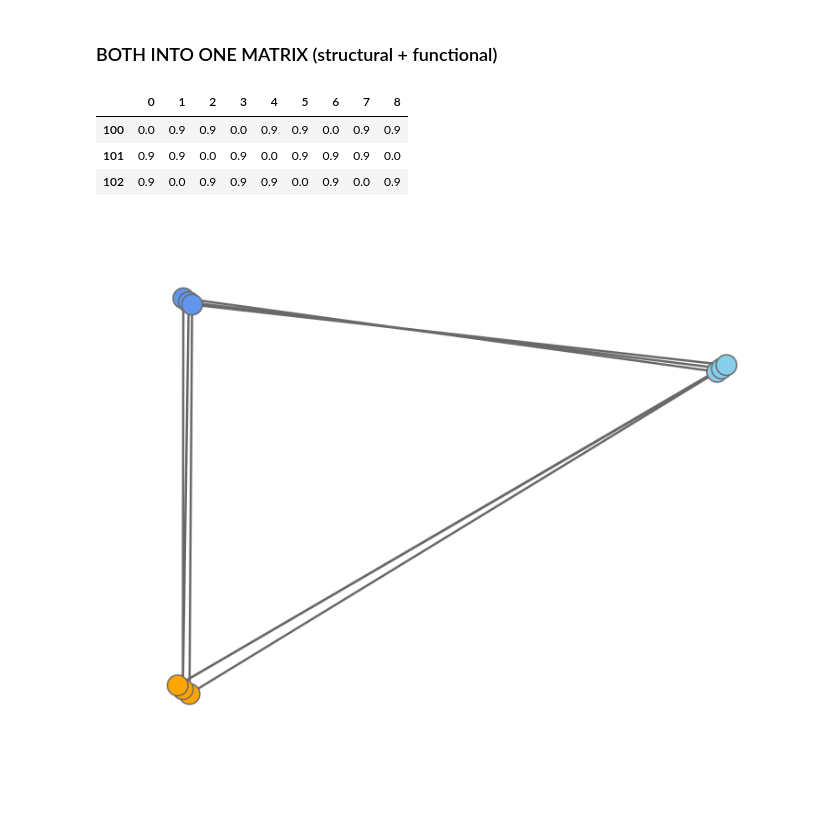
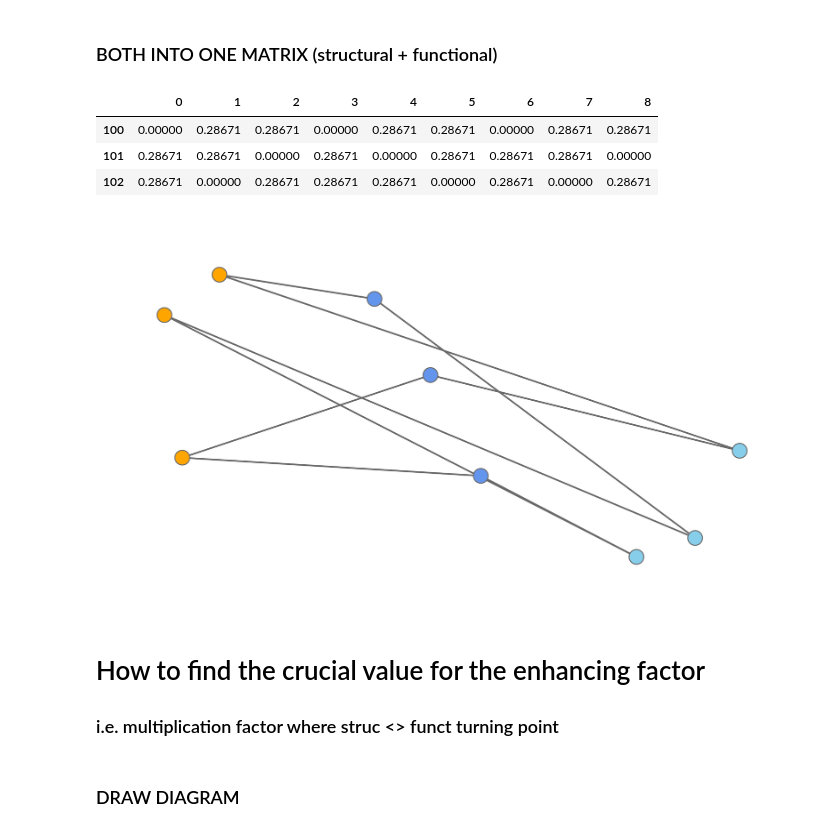
Before and after one commit to menchelab/CartoGRAPHs, a Jupyter notebook: cartoGRAPHs_FeatureTuning.ipynb, the cells around one changed output. Cells and saved outputs as stored; diff of their text form; code cells hidden in the pictures; blank space fills up the shorter version.

```diff
--- a/cartoGRAPHs_FeatureTuning.ipynb
+++ b/cartoGRAPHs_FeatureTuning.ipynb
@@ -101,16 +101,17 @@ DF_structural_norm = DF_structural_normalized.round(6)
 # %% [markdown]
 ### BOTH INTO ONE MATRIX (structural + functional)
 # %%
-scalar = 0.90
+scalar = 0.2867105
+
 DF_functional_scal = DF_functional*scalar
 DF_functional_scal
 # %% [output]
 |  | 0 | 1 | 2 | 3 | 4 | 5 | 6 | 7 | 8 |
-| 100 | 0.0 | 0.9 | 0.9 | 0.0 | 0.9 | 0.9 | 0.0 | 0.9 | 0.9 |
-| 101 | 0.9 | 0.9 | 0.0 | 0.9 | 0.0 | 0.9 | 0.9 | 0.9 | 0.0 |
-| 102 | 0.9 | 0.0 | 0.9 | 0.9 | 0.9 | 0.0 | 0.9 | 0.0 | 0.9 |
+| 100 | 0.00000 | 0.28671 | 0.28671 | 0.00000 | 0.28671 | 0.28671 | 0.00000 | 0.28671 | 0.28671 |
+| 101 | 0.28671 | 0.28671 | 0.00000 | 0.28671 | 0.00000 | 0.28671 | 0.28671 | 0.28671 | 0.00000 |
+| 102 | 0.28671 | 0.00000 | 0.28671 | 0.28671 | 0.28671 | 0.00000 | 0.28671 | 0.00000 | 0.28671 |
 # %%
-DF_merge = pd.concat([DF_structural_norm, #.T,
+DF_merge = pd.concat([DF_structural.T,
                       DF_functional_scal]).T
 # %%
 n_neighbors = 3 #int(len(G.nodes()))#*0.75)
@@ -130,23 +131,23 @@ fname = 'FeatureTuning_merge_FuncScalar'+str(scalar)
 # %%
 fig = pgo.Figure()
 
 for i in data:
     fig.add_trace(i)
 
 fig.update_layout(template= 'plotly_white',
                       showlegend=False, width=1200, height=1200,
                           scene=dict(
                               xaxis_title='',
                               yaxis_title='',
                               xaxis=dict(nticks=0,tickfont=dict(
                                     color='white')),
                               yaxis=dict(nticks=0,tickfont=dict(
                                     color='white')),
                         ))
 fig.update_xaxes(visible=False)
 fig.update_yaxes(visible=False)
 
-fig.write_image(path+fname+'_'+'nn'+str(n_neighbors)+'_spr'+str(spread)+'_min'+str(min_dist)+'_'+metric+'.pdf')
+fig.write_image(path+fname+'_'+'nn'+str(n_neighbors)+'_spr'+str(spread)+'_min'+str(min_dist)+'_'+metric+'_RWRnotNorm_transposed.pdf')
 fig.show()
 # %% [output]
-[figure, old version]
+[figure, new version]
@@ -158,0 +154,3 @@ fig.show()
+# %% [markdown]
+# How to find the crucial value for the enhancing factor
+### i.e. multiplication factor where struc <> funct turning point
@@ -158,0 +183,2 @@ fig.show()
+# %% [markdown]
+### DRAW DIAGRAM
```
Also changed, not shown: parts of 5 cells of this notebook, 11 other files.
